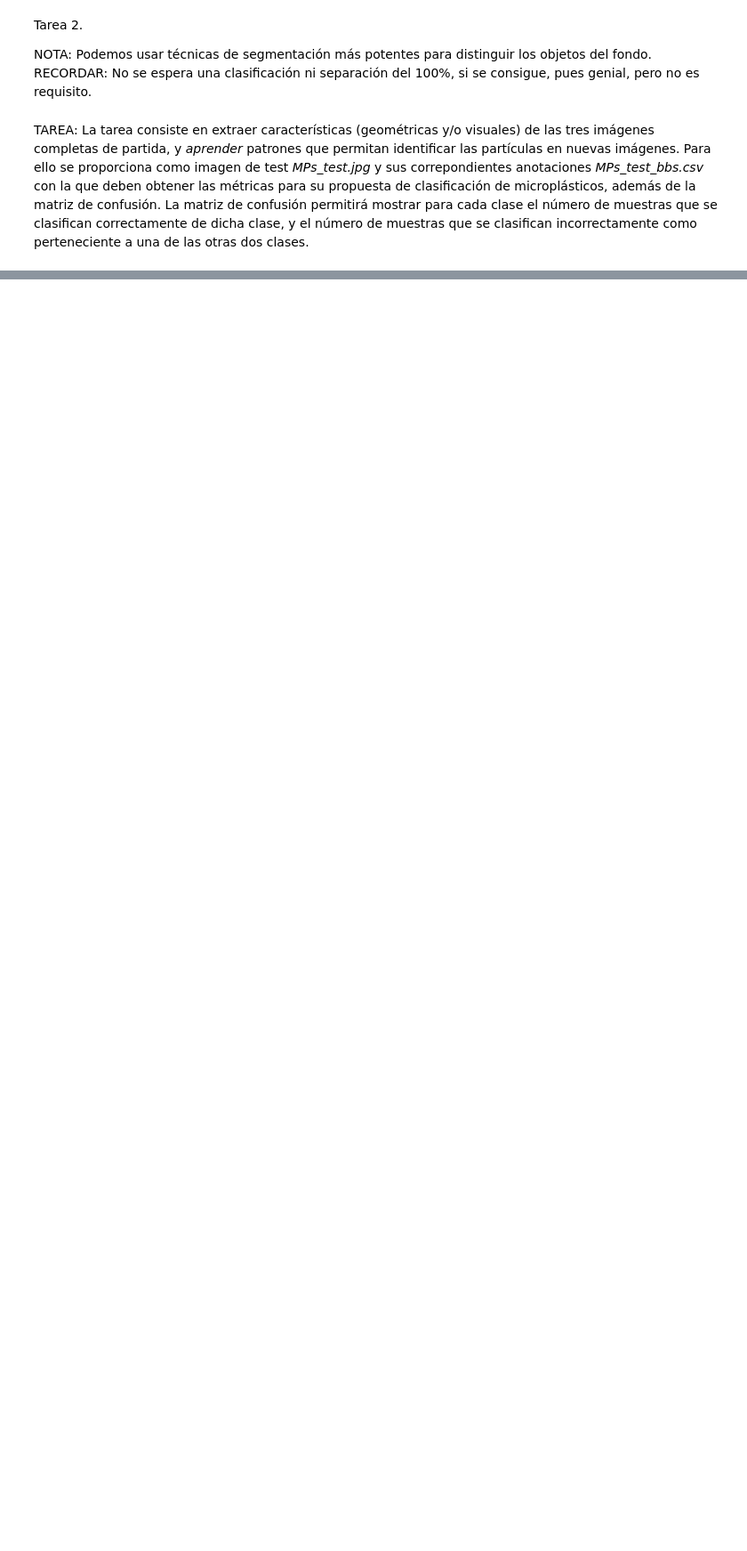
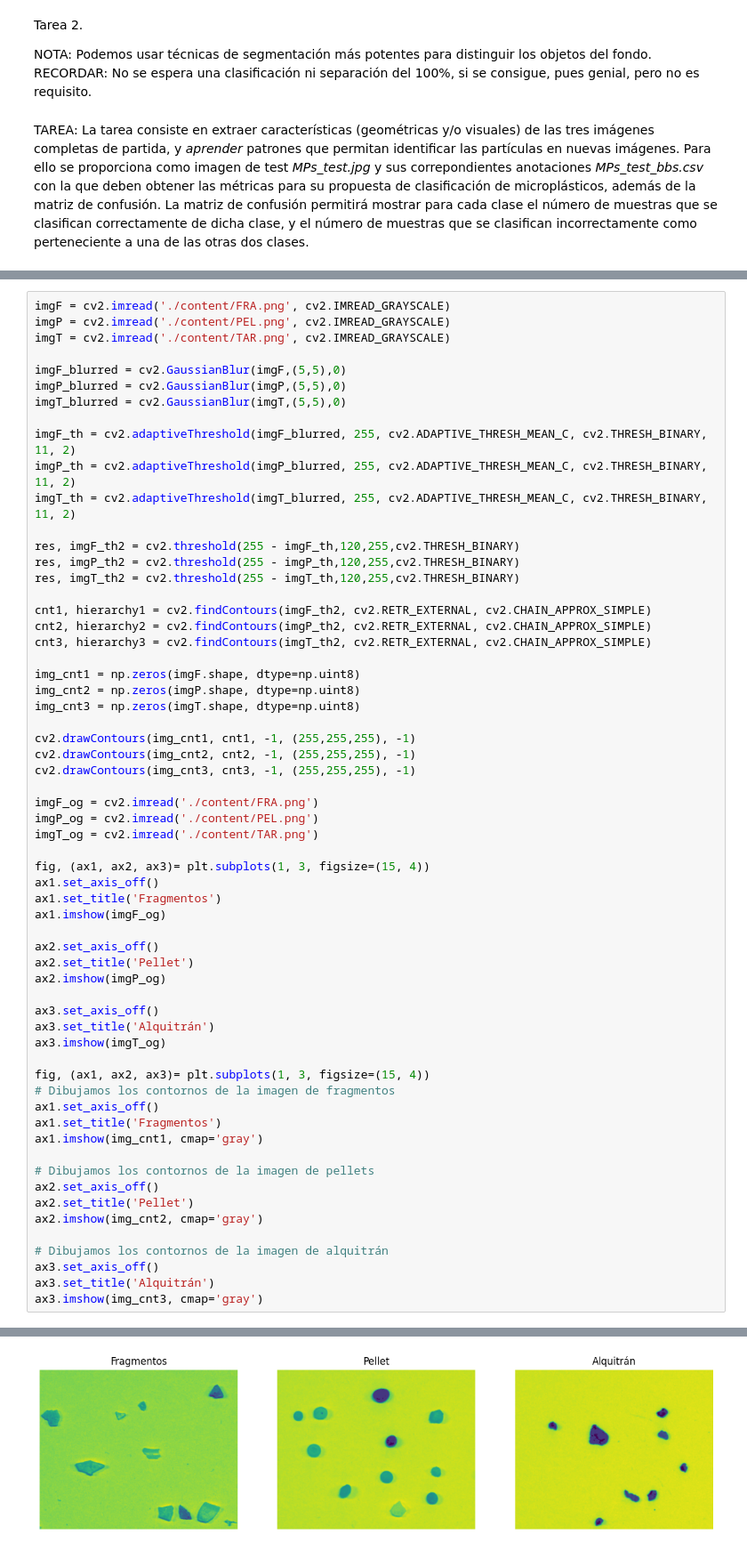
Before and after one commit to Leslie-Romero/VC_P3_LRM_MCV, a Jupyter notebook: Tareas.ipynb, the cells around one changed output, grey strips where cells are left out. Shown at 89% size. Drawn from its saved outputs; the diff is of its cells as text; blank space fills up the shorter version.

```diff
--- a/Tareas.ipynb
+++ b/Tareas.ipynb
@@ -166,0 +161,62 @@ plt.show()
+# %%
+imgF = cv2.imread('./content/FRA.png', cv2.IMREAD_GRAYSCALE)
+imgP = cv2.imread('./content/PEL.png', cv2.IMREAD_GRAYSCALE)
+imgT = cv2.imread('./content/TAR.png', cv2.IMREAD_GRAYSCALE)
+
+imgF_blurred = cv2.GaussianBlur(imgF,(5,5),0)
+imgP_blurred = cv2.GaussianBlur(imgP,(5,5),0)
+imgT_blurred = cv2.GaussianBlur(imgT,(5,5),0)
+
+imgF_th = cv2.adaptiveThreshold(imgF_blurred, 255, cv2.ADAPTIVE_THRESH_MEAN_C, cv2.THRESH_BINARY, 11, 2)
+imgP_th = cv2.adaptiveThreshold(imgP_blurred, 255, cv2.ADAPTIVE_THRESH_MEAN_C, cv2.THRESH_BINARY, 11, 2)
+imgT_th = cv2.adaptiveThreshold(imgT_blurred, 255, cv2.ADAPTIVE_THRESH_MEAN_C, cv2.THRESH_BINARY, 11, 2)
+
+res, imgF_th2 = cv2.threshold(255 - imgF_th,120,255,cv2.THRESH_BINARY)
+res, imgP_th2 = cv2.threshold(255 - imgP_th,120,255,cv2.THRESH_BINARY)
+res, imgT_th2 = cv2.threshold(255 - imgT_th,120,255,cv2.THRESH_BINARY)
+
+cnt1, hierarchy1 = cv2.findContours(imgF_th2, cv2.RETR_EXTERNAL, cv2.CHAIN_APPROX_SIMPLE)
+cnt2, hierarchy2 = cv2.findContours(imgP_th2, cv2.RETR_EXTERNAL, cv2.CHAIN_APPROX_SIMPLE)
+cnt3, hierarchy3 = cv2.findContours(imgT_th2, cv2.RETR_EXTERNAL, cv2.CHAIN_APPROX_SIMPLE)
+
+img_cnt1 = np.zeros(imgF.shape, dtype=np.uint8)
+img_cnt2 = np.zeros(imgP.shape, dtype=np.uint8)
+img_cnt3 = np.zeros(imgT.shape, dtype=np.uint8)
+
+cv2.drawContours(img_cnt1, cnt1, -1, (255,255,255), -1)
+cv2.drawContours(img_cnt2, cnt2, -1, (255,255,255), -1)
+cv2.drawContours(img_cnt3, cnt3, -1, (255,255,255), -1)
+
+imgF_og = cv2.imread('./content/FRA.png')
+imgP_og = cv2.imread('./content/PEL.png')
+imgT_og = cv2.imread('./content/TAR.png')
+
+fig, (ax1, ax2, ax3)= plt.subplots(1, 3, figsize=(15, 4))
+ax1.set_axis_off()
+ax1.set_title('Fragmentos')
+ax1.imshow(imgF_og)
+
+ax2.set_axis_off()
+ax2.set_title('Pellet')
+ax2.imshow(imgP_og)
+
+ax3.set_axis_off()
+ax3.set_title('Alquitrán')
+ax3.imshow(imgT_og)
+
+fig, (ax1, ax2, ax3)= plt.subplots(1, 3, figsize=(15, 4))
+# Dibujamos los contornos de la imagen de fragmentos
+ax1.set_axis_off()
+ax1.set_title('Fragmentos')
+ax1.imshow(img_cnt1, cmap='gray')
+
+# Dibujamos los contornos de la imagen de pellets
+ax2.set_axis_off()
+ax2.set_title('Pellet')
+ax2.imshow(img_cnt2, cmap='gray')
+
+# Dibujamos los contornos de la imagen de alquitrán
+ax3.set_axis_off()
+ax3.set_title('Alquitrán')
+ax3.imshow(img_cnt3, cmap='gray')
+# %% [output]
@@ -166,0 +224 @@ plt.show()
+[figure, added]
```
Also changed, not shown: parts of 3 cells of this notebook.
